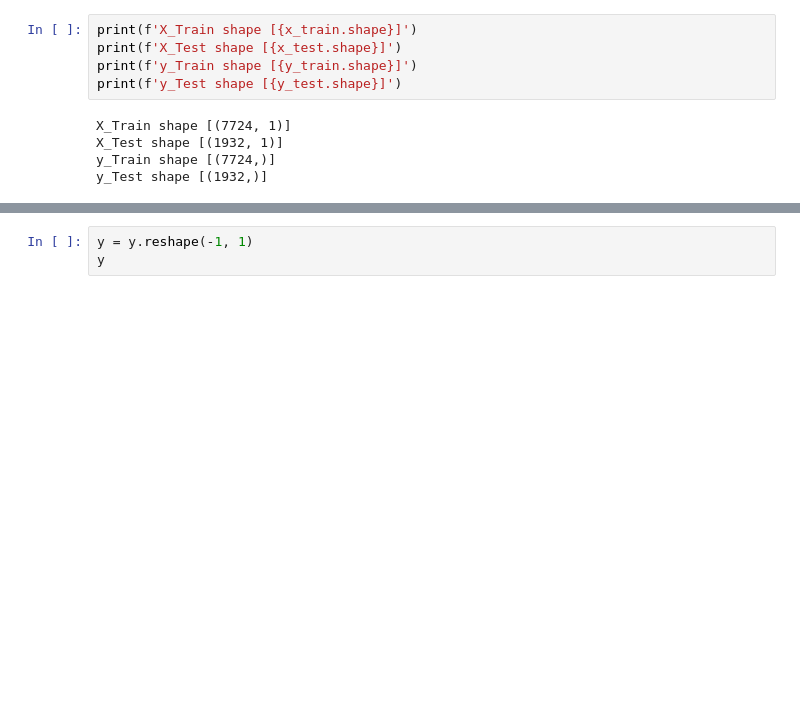
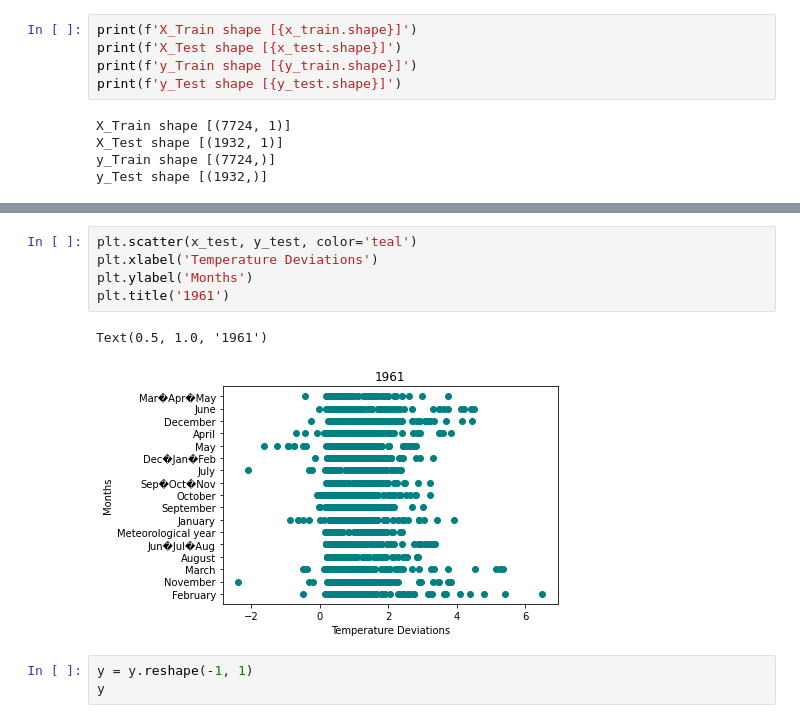
Before and after one commit to NyxofDarkness/linear-regression, a Jupyter notebook: regression.ipynb, the cells around one changed output, grey strips where cells are left out. Drawn from its saved outputs; the diff is of its cells as text; blank space fills up the shorter version.

```diff
--- a/regression.ipynb
+++ b/regression.ipynb
@@ -65,3 +64,11 @@ Text(0, 0.5, 'Months in 1961')
+# %%
+plt.scatter(x_test, y_test, color='teal')
+plt.xlabel('Temperature Deviations')
+plt.ylabel('Months')
+plt.title('1961')
+# %% [output]
+Text(0.5, 1.0, '1961')
+[figure, added]
 # %%
 y = y.reshape(-1, 1)
 y
```
Also changed, not shown: parts of 4 cells of this notebook, 3 other files.
